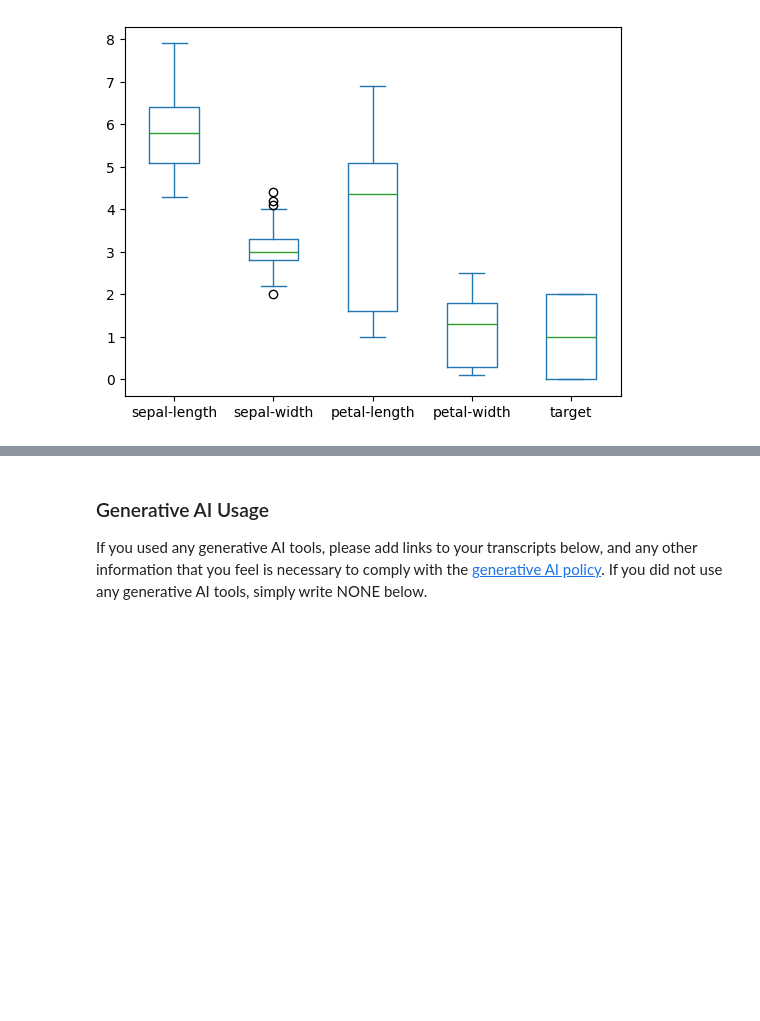
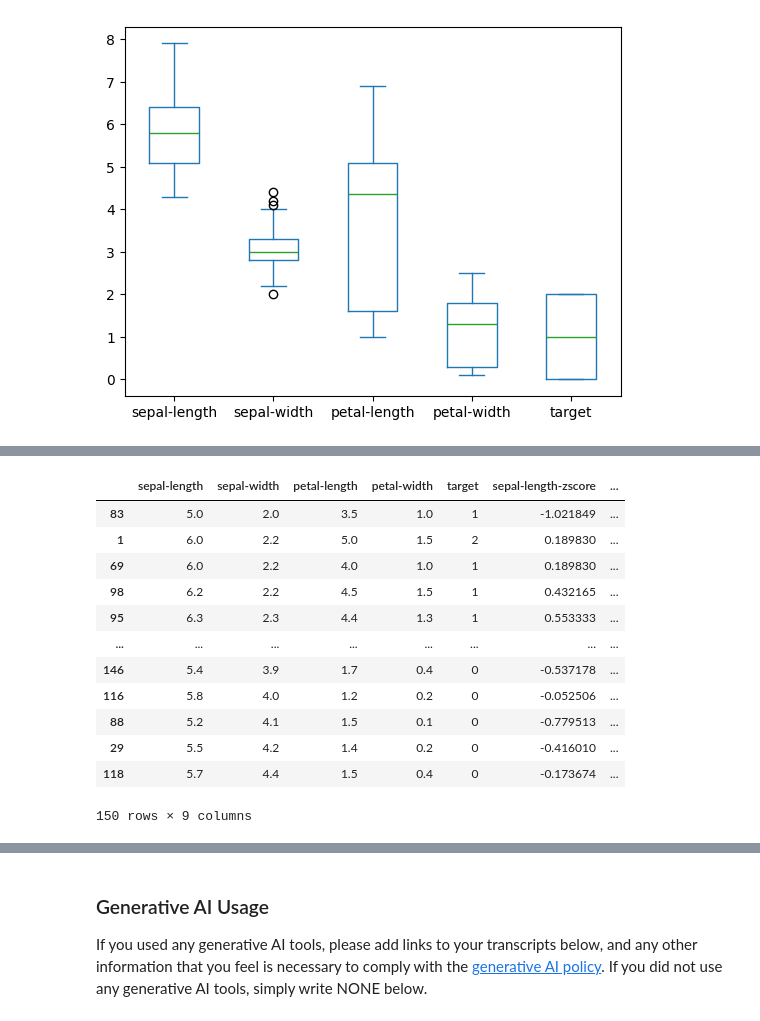
Before and after one commit to calebhadley1/dx601-final-project, a Jupyter notebook: project.ipynb, the cells around one changed output, grey strips where cells are left out. Saved outputs shown, nothing was run; the diff lists cells and outputs as text; code cells hidden in the pictures; blank space fills up the shorter version.

```diff
--- a/project.ipynb
+++ b/project.ipynb
@@ -449,6 +451,3 @@ Give a visualization showing how much this row sticks out compared to the other
 _ = df.plot.box()
 # %% [output]
 [figure]
-# %%
-pd.set_option('display.max_column', None)
-df.groupby("target").describe()
@@ -491,0 +476,17 @@ for c in df.columns:
+# %%
+df_copy_sorted = df_copy.sort_values(by="sepal-width-zscore")
+df_copy_sorted
+# %% [output]
+|  | sepal-length | sepal-width | petal-length | petal-width | target | sepal-length-zscore | ... |
+| 83 | 5.0 | 2.0 | 3.5 | 1.0 | 1 | -1.021849 | ... |
+| 1 | 6.0 | 2.2 | 5.0 | 1.5 | 2 | 0.189830 | ... |
+| 69 | 6.0 | 2.2 | 4.0 | 1.0 | 1 | 0.189830 | ... |
+| 98 | 6.2 | 2.2 | 4.5 | 1.5 | 1 | 0.432165 | ... |
+| 95 | 6.3 | 2.3 | 4.4 | 1.3 | 1 | 0.553333 | ... |
+| ... | ... | ... | ... | ... | ... | ... | ... |
+| 146 | 5.4 | 3.9 | 1.7 | 0.4 | 0 | -0.537178 | ... |
+| 116 | 5.8 | 4.0 | 1.2 | 0.2 | 0 | -0.052506 | ... |
+| 88 | 5.2 | 4.1 | 1.5 | 0.1 | 0 | -0.779513 | ... |
+| 29 | 5.5 | 4.2 | 1.4 | 0.2 | 0 | -0.416010 | ... |
+| 118 | 5.7 | 4.4 | 1.5 | 0.4 | 0 | -0.173674 | ... |
+150 rows × 9 columns
```
Also changed, not shown: parts of 15 cells of this notebook.
